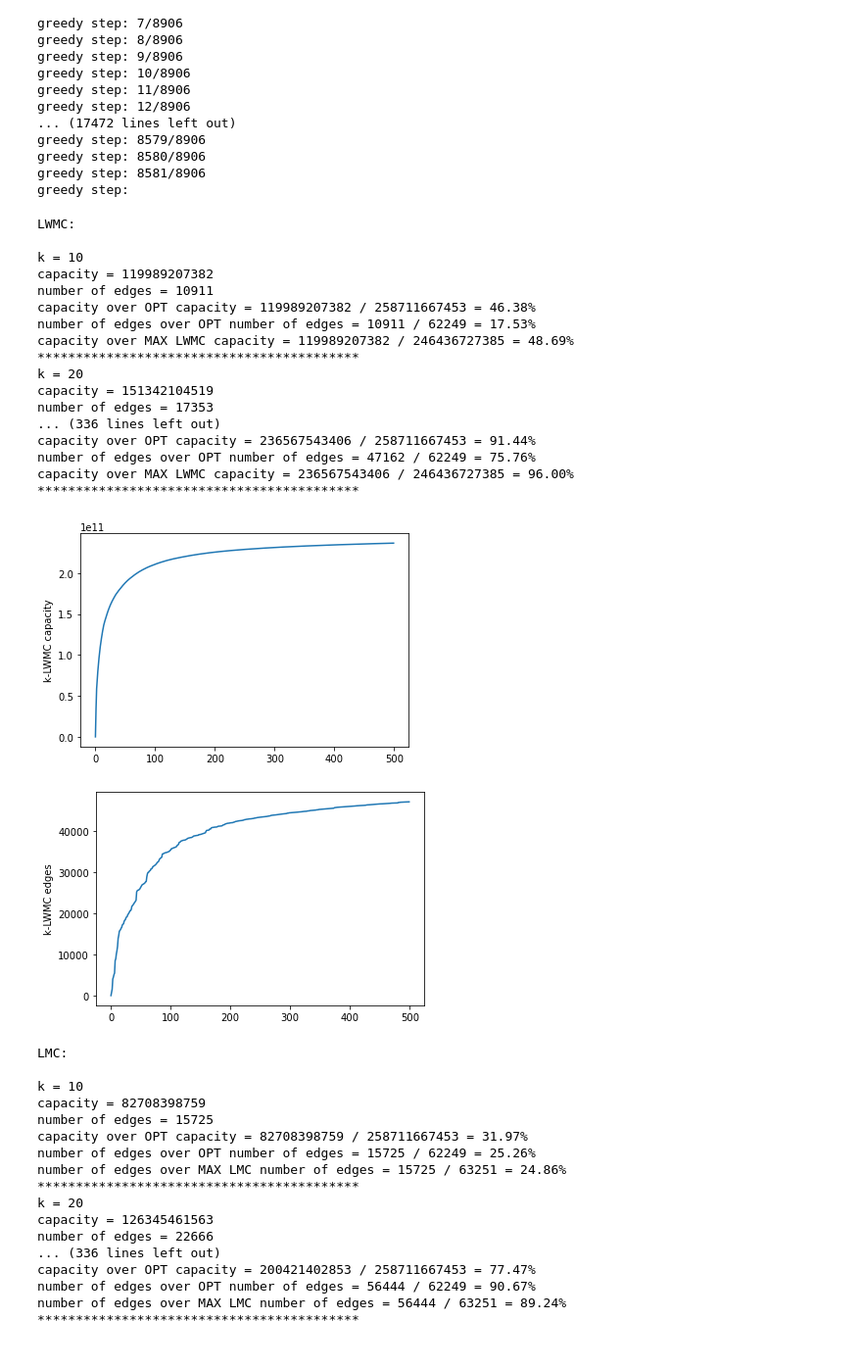
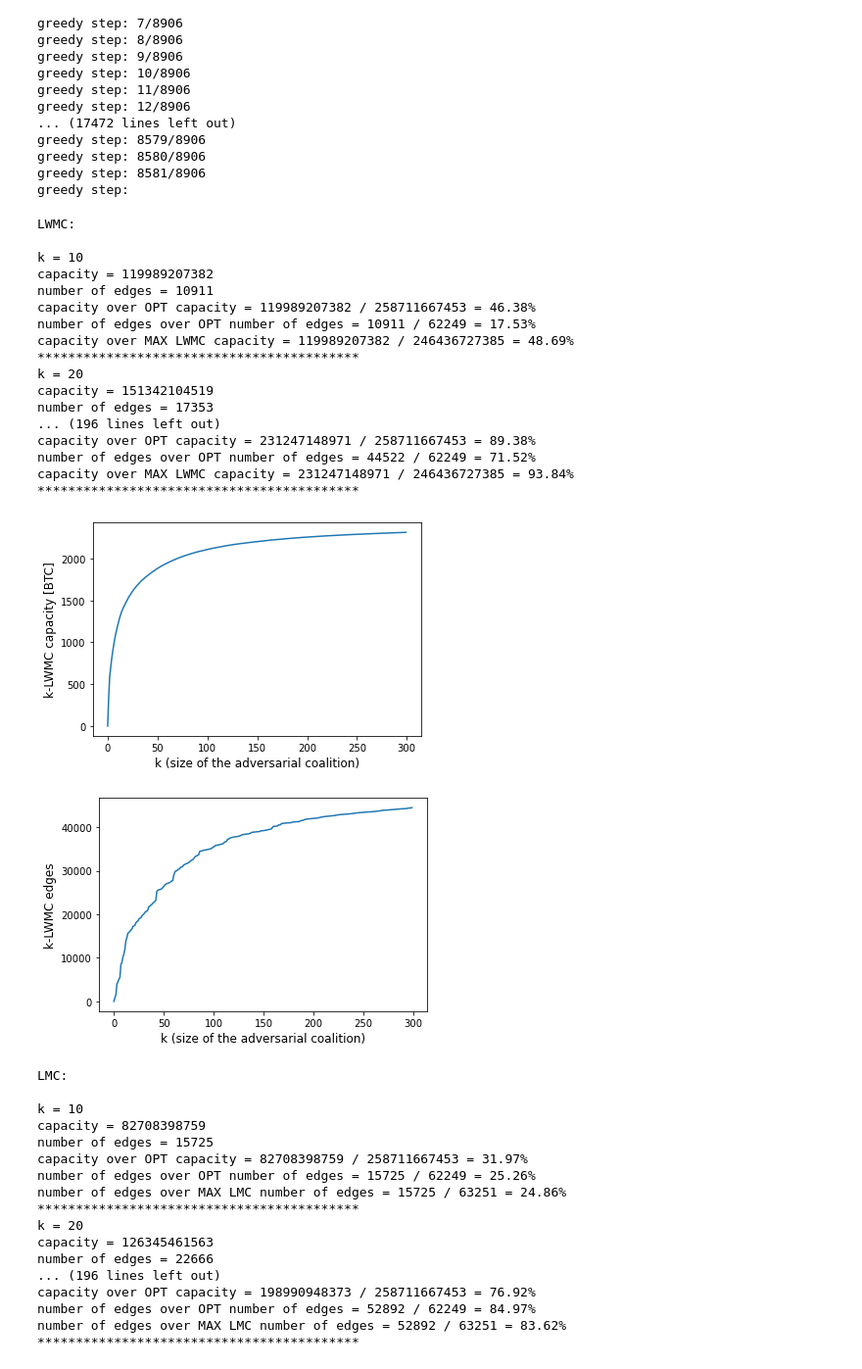
Before and after one commit to CosimoSguanci/Mass-Exit-Attacks-on-LN, a Jupyter notebook: max-cut/imbalanced-max-cut.ipynb, the cells around one changed output. Shown at 98% size. Saved outputs shown, nothing was run; the diff lists cells and outputs as text; code cells hidden in the pictures.

```diff
--- a/max-cut/imbalanced-max-cut.ipynb
+++ b/max-cut/imbalanced-max-cut.ipynb
@@ -183,7 +201,7 @@ print("LWMC:\n")
 
 #weighted_output_json_array = []
 
-for k in range(10, 501, 10):
+for k in range(10, 301, 10): # 501
     print("k = " + str(k))
 
     print(f'capacity = {C_w[k]:d}')
@@ -204,17 +222,20 @@ for k in range(10, 501, 10):
 #with open('weighted-imbalanced-max-cut-output.json', 'w') as outfile:
     #json.dump(weighted_output_json_array, outfile)
 
-plt.plot(C_w[0:k])
-plt.ylabel('k-LWMC capacity')
+#plt.plot(C_w[0:k])
+plt.plot([x / (math.pow(10, 8))for x in C_w[0:k]])
+plt.ylabel('k-LWMC capacity [BTC]', fontsize=12)
+plt.xlabel('k (size of the adversarial coalition)', fontsize=12)
 plt.show()
 
 plt.plot(edges_count_w[0:k])
-plt.ylabel('k-LWMC edges')
+plt.ylabel('k-LWMC edges', fontsize=12)
+plt.xlabel('k (size of the adversarial coalition)', fontsize=12)
 plt.show()
 
 print("LMC:\n")
 
-for k in range(10, 501, 10):
+for k in range(10, 301, 10): # 501
     print("k = " + str(k))
 
     print(f'capacity = {edges_capacity[k]:d}')
@@ -224,42 +245,45 @@ for k in range(10, 501, 10):
     print(f'number of edges over OPT number of edges = {C[k]:d} / {OPT_edges:d} = {100*C[k]/OPT_edges:2.2f}%')
 
     print(f'number of edges over MAX LMC number of edges = {C[k]:d} / {LMC_MAX_NUMBER_OF_EDGES:d} = {100*C[k]/LMC_MAX_NUMBER_OF_EDGES:2.2f}%')
 
     print("******************************************")
 
 
     # print("k = " + str(k))
 
     # print(f'edges = {edges_count[k]:d} / {max(edges_count):d} = {100*edges_count[k]/max(edges_count):2.2f}%')
     # print(f'capacity = {edges_capacity[k]:d} / {max(C_w):d} = {100*C_w[k]/max(C_w):2.2f}%')
 
 plt.plot(C[0:k])
-plt.ylabel('k-LMC edges')
+plt.ylabel('k-LMC edges', fontsize=12)
+plt.xlabel('k (size of the adversarial coalition)', fontsize=12)
 plt.show()
 
-plt.plot(edges_capacity[0:k])
-plt.ylabel('k-LMC capacity')
+#plt.plot(edges_capacity[0:k])
+plt.plot([x / (math.pow(10, 8))for x in edges_capacity[0:k]])
+plt.ylabel('k-LMC capacity [BTC]', fontsize=12)
+plt.xlabel('k (size of the adversarial coalition)', fontsize=12)
 plt.show()
 # %% [output]
 LWMC:
 
 k = 10
 capacity = 119989207382
 number of edges = 10911
 capacity over OPT capacity = 119989207382 / 258711667453 = 46.38%
 number of edges over OPT number of edges = 10911 / 62249 = 17.53%
 capacity over MAX LWMC capacity = 119989207382 / 246436727385 = 48.69%
 ******************************************
 k = 20
 capacity = 151342104519
 number of edges = 17353
-... (336 lines left out)
-capacity over OPT capacity = 236567543406 / 258711667453 = 91.44%
-number of edges over OPT number of edges = 47162 / 62249 = 75.76%
-capacity over MAX LWMC capacity = 236567543406 / 246436727385 = 96.00%
+... (196 lines left out)
+capacity over OPT capacity = 231247148971 / 258711667453 = 89.38%
+number of edges over OPT number of edges = 44522 / 62249 = 71.52%
+capacity over MAX LWMC capacity = 231247148971 / 246436727385 = 93.84%
 ******************************************
-[figure, old version]
+[figure, new version]
-[figure, old version]
+[figure, new version]
 LMC:
 
 k = 10
@@ -272,8 +296,8 @@ number of edges over MAX LMC number of edges = 15725 / 63251 = 24.86%
 k = 20
 capacity = 126345461563
 number of edges = 22666
-... (336 lines left out)
-capacity over OPT capacity = 200421402853 / 258711667453 = 77.47%
-number of edges over OPT number of edges = 56444 / 62249 = 90.67%
-number of edges over MAX LMC number of edges = 56444 / 63251 = 89.24%
+... (196 lines left out)
+capacity over OPT capacity = 198990948373 / 258711667453 = 76.92%
+number of edges over OPT number of edges = 52892 / 62249 = 84.97%
+number of edges over MAX LMC number of edges = 52892 / 63251 = 83.62%
 ******************************************
```
Also changed, not shown: parts of 4 cells of this notebook.
